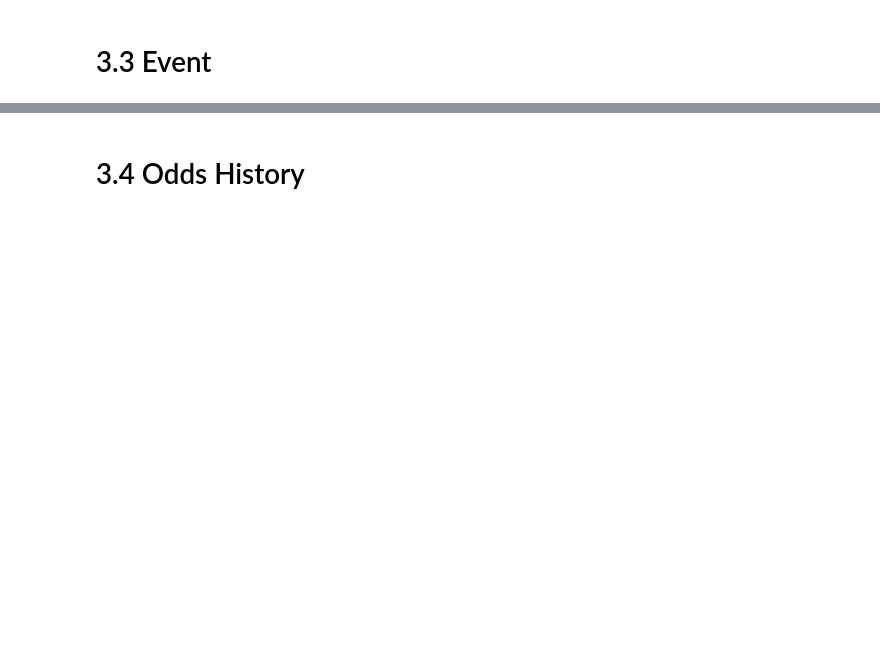
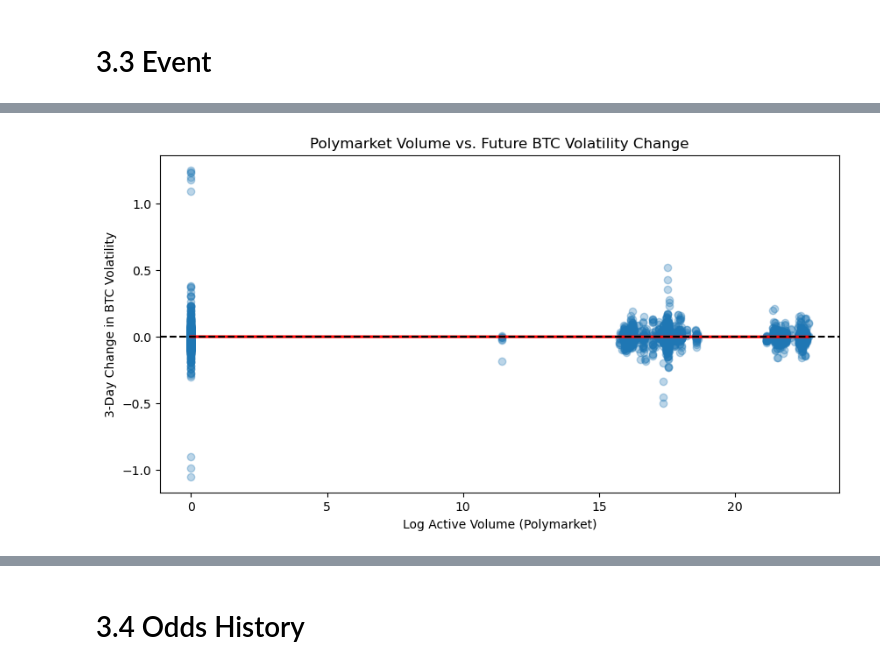
Before and after one commit to shuangvely/bitcoin-analytics-capstone-sp26-team08, a Jupyter notebook: eda/EDA.ipynb, the cells around one changed output, grey strips where cells are left out. Saved outputs shown, nothing was run; the diff lists cells and outputs as text; code cells hidden in the pictures; blank space fills up the shorter version.

```diff
--- a/eda/EDA.ipynb
+++ b/eda/EDA.ipynb
@@ -983,3 +1123,17 @@ plt.show()
+# %%
+# Calculate correlation between Volume and Future Volatility
+df_merged['fwd_vol_delta'] = df_merged['vol_30d'].shift(-3) - df_merged['vol_30d']
+
+plt.figure(figsize=(10, 5))
+sns.regplot(data=df_merged, x='log_active_volume_sum', y='fwd_vol_delta',
+            scatter_kws={'alpha':0.3}, line_kws={'color':'red'})
+plt.title("Polymarket Volume vs. Future BTC Volatility Change")
+plt.xlabel("Log Active Volume (Polymarket)")
+plt.ylabel("3-Day Change in BTC Volatility")
+plt.axhline(0, color='black', linestyle='--')
+plt.savefig("vol_absorption_reg.png")
+# %% [output]
+[figure, added]
 # %%
 # future
 df_merged["fwd_ret_30d"] = (
```
Also changed, not shown: parts of 46 cells of this notebook, 1 other file.
